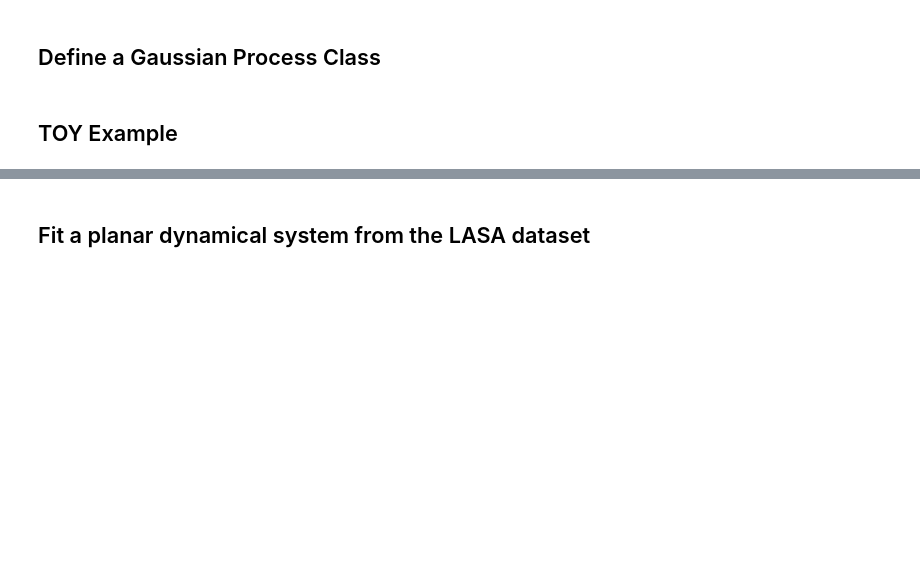
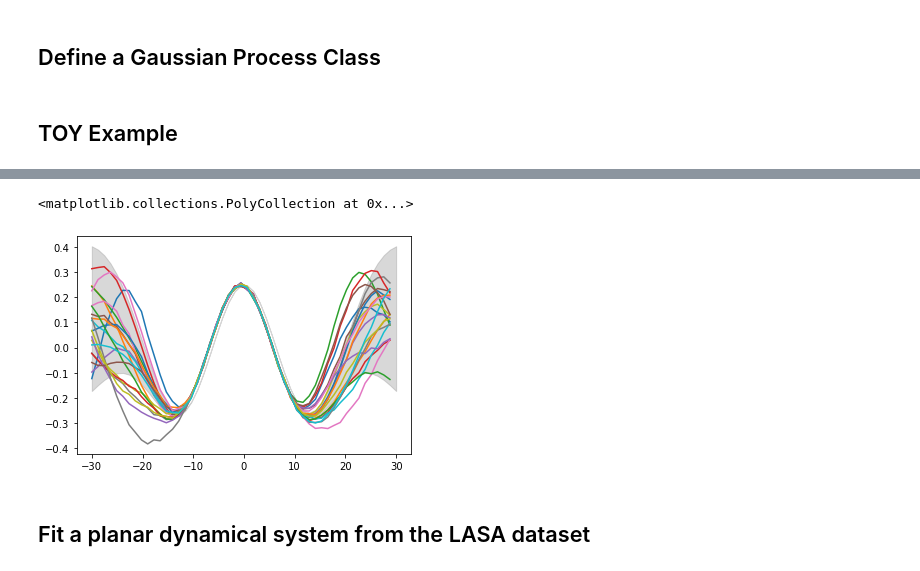
Before and after one commit to franzesegiovanni/ILoSA, a Jupyter notebook: example/Gaussian Process Dynamical System .ipynb, the cells around one changed output, grey strips where cells are left out. Drawn from its saved outputs; the diff is of its cells as text; code cells hidden in the pictures; blank space fills up the shorter version.

```diff
--- a/example/Gaussian Process Dynamical System .ipynb
+++ b/example/Gaussian Process Dynamical System .ipynb
@@ -73,3 +106,10 @@ plt.legend(["data","fit","derivative"])
+# %%
+derivative_samples=(samples[1:,:]-samples[:-1,:])/(X_test[1:,:]-X_test[:-1,:])
+plt.plot(X_test[:-1,:], derivative_samples)
+plt.fill_between(X_test.reshape(-1,), Y_der[:,0,0]-2*std_derivative, Y_der[:,0,0]+2*std_derivative, color='gray', alpha=0.3)
+# %% [output]
+<matplotlib.collections.PolyCollection at 0x...>
+[figure, added]
 # %% [markdown]
 ## Fit a planar dynamical system from the LASA dataset ##
 # %%
```
Also changed, not shown: parts of 5 cells of this notebook.
